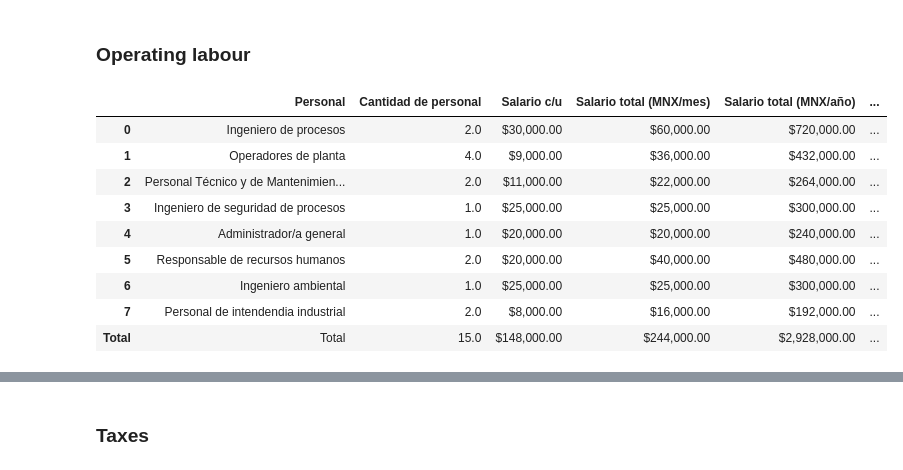
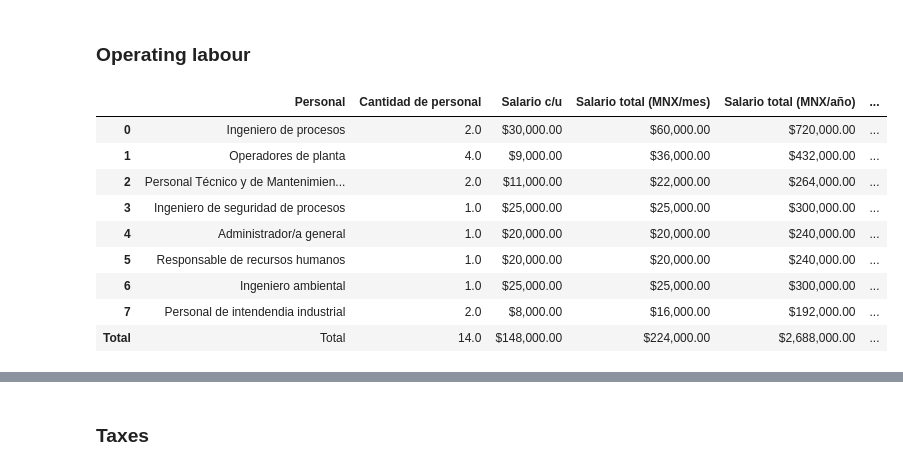
Before and after one commit to SOTO729/8vo, a Jupyter notebook: Evaluacion económica/CAPEX_OPEX.ipynb, the cells around one changed output, grey strips where cells are left out. Saved outputs shown, nothing was run; the diff lists cells and outputs as text; code cells hidden in the pictures.

```diff
--- a/Evaluacion económica/CAPEX_OPEX.ipynb
+++ b/Evaluacion económica/CAPEX_OPEX.ipynb
@@ -102,7 +104,7 @@ trabajo = {
                              2,
                              1,
                              1,
-                             2,
+                             1,
                              1,
                              2],
     "Salario c/u": [30000,
@@ -148,37 +150,37 @@ recursos_humano.loc["Total", "Personal"] = "Total"
 total_anual=recursos_humano.iloc[-1]["Salario total (MNX/año)"]
 total_vacaciones_anual=recursos_humano.iloc[-1]["Vacaciones (MNX/año)"]
 total_aguinaldo_anual=recursos_humano.iloc[-1]["Aguinaldo (MNX/año)"]
 total_prima_vacacional_anual=recursos_humano.iloc[-1]["Prima Vacacional (MNX/año)"]
 total_IMSS_anual=recursos_humano.iloc[-1]["IMSS/año"]
 total_INFONAVIT_anual=recursos_humano.iloc[-1]["INFONAVIT/año"]
 tax_total=recursos_humano.iloc[-1]["ISN (MXN/año)"]
 
 
 ##Formato de la tabla
 recursos_humano["Salario total (MNX/mes)"] = recursos_humano["Salario total (MNX/mes)"].apply(lambda x: f"${x:,.2f}")
 recursos_humano["Salario total (MNX/año)"] = recursos_humano["Salario total (MNX/año)"].apply(lambda x: f"${x:,.2f}")
 recursos_humano["Aguinaldo (MNX/año)"] = recursos_humano["Aguinaldo (MNX/año)"].apply(lambda x: f"${x:,.2f}")
 recursos_humano["Vacaciones (MNX/año)"] = recursos_humano["Vacaciones (MNX/año)"].apply(lambda x: f"${x:,.2f}")
 recursos_humano["Prima Vacacional (MNX/año)"] = recursos_humano["Prima Vacacional (MNX/año)"].apply(lambda x: f"${x:,.2f}")
 recursos_humano["Salario c/u"] = recursos_humano["Salario c/u"].apply(lambda x: f"${x:,.2f}")
 recursos_humano["Salario base de cotización (SBC/cu/diario)"] = recursos_humano["Salario base de cotización (SBC/cu/diario)"].apply(lambda x: f"${x:,.2f}")
 recursos_humano["IMSS/mes"] = recursos_humano["IMSS/mes"].apply(lambda x: f"${x:,.2f}")
 recursos_humano["INFONAVIT/mes"] = recursos_humano["INFONAVIT/mes"].apply(lambda x: f"${x:,.2f}")
 recursos_humano["IMSS/año"] = recursos_humano["IMSS/año"].apply(lambda x: f"${x:,.2f}")
 recursos_humano["INFONAVIT/año"] = recursos_humano["INFONAVIT/año"].apply(lambda x: f"${x:,.2f}")
 recursos_humano["ISN (MXN/año)"] = recursos_humano["ISN (MXN/año)"].apply(lambda x: f"${x:,.2f}")
 recursos_humano
 # %% [output]
 |  | Personal | Cantidad de personal | Salario c/u | Salario total (MNX/mes) | Salario total (MNX/año) | ... |
 | 0 | Ingeniero de procesos | 2.0 | $30,000.00 | $60,000.00 | $720,000.00 | ... |
 | 1 | Operadores de planta | 4.0 | $9,000.00 | $36,000.00 | $432,000.00 | ... |
 | 2 | Personal Técnico y de Mantenimien... | 2.0 | $11,000.00 | $22,000.00 | $264,000.00 | ... |
 | 3 | Ingeniero de seguridad de procesos | 1.0 | $25,000.00 | $25,000.00 | $300,000.00 | ... |
 | 4 | Administrador/a general | 1.0 | $20,000.00 | $20,000.00 | $240,000.00 | ... |
-| 5 | Responsable de recursos humanos | 2.0 | $20,000.00 | $40,000.00 | $480,000.00 | ... |
+| 5 | Responsable de recursos humanos | 1.0 | $20,000.00 | $20,000.00 | $240,000.00 | ... |
 | 6 | Ingeniero ambiental | 1.0 | $25,000.00 | $25,000.00 | $300,000.00 | ... |
 | 7 | Personal de intendendia industrial | 2.0 | $8,000.00 | $16,000.00 | $192,000.00 | ... |
-| Total | Total | 15.0 | $148,000.00 | $244,000.00 | $2,928,000.00 | ... |
+| Total | Total | 14.0 | $148,000.00 | $224,000.00 | $2,688,000.00 | ... |
 # %%
 totals = {
     "Concepto": ["Total salarial anual", "Total vacaciones anual", "Total aguinaldo anual",
```
Also changed, not shown: parts of 17 cells of this notebook.
